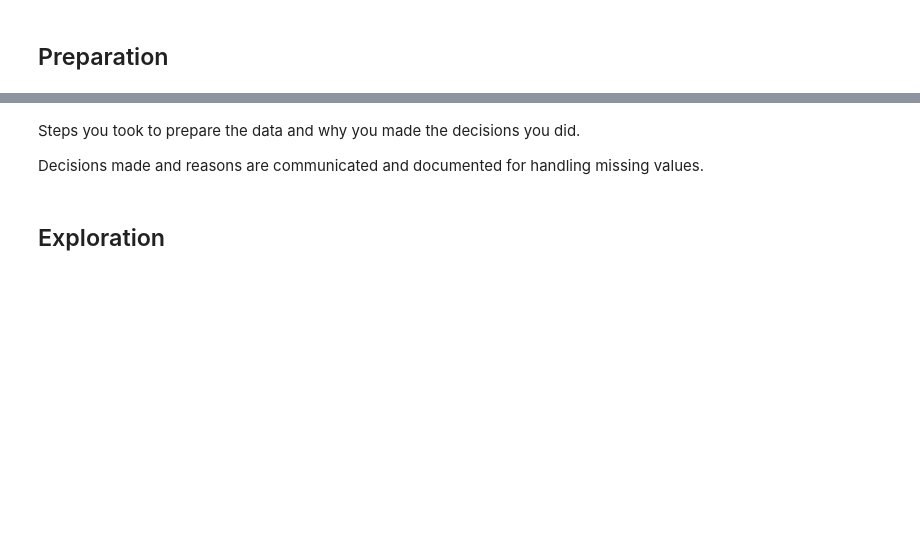
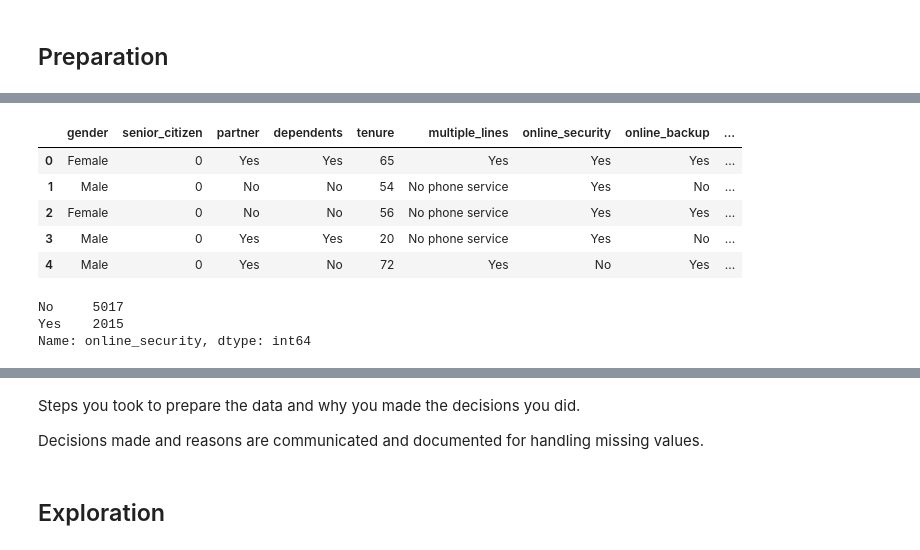
Before and after one commit to lainslie-18/telco_classification_project, a Jupyter notebook: telco_classification_project_draft.ipynb, the cells around one changed output, grey strips where cells are left out. Cells and saved outputs as stored; diff of their text form; code cells hidden in the pictures; blank space fills up the shorter version.

```diff
--- a/telco_classification_project_draft.ipynb
+++ b/telco_classification_project_draft.ipynb
@@ -11,0 +16,3 @@ import env
+# %%
+# change setting to show all columns
+pd.set_option('display.max_columns', None)
@@ -33,10 +38,0 @@ def get_connection(db, user=env.user, host=env.host, password=env.password):
-# %%
-telco_sql_query = '''
-                select * from customers
-                join contract_types using(contract_type_id)
-                join internet_service_types using(internet_service_type_id)
-                join payment_types using(payment_type_id)
-                '''
-
-def get_telco_data():
-    return pd.read_sql(telco_sql_query,get_connection('telco_churn'))
@@ -89,0 +89,3 @@ def train_validate_test_split(df, target, seed=123):
+# %%
+# change data type for total charges from string to float
+df.total_charges = pd.to_numeric(df.total_charges, errors='coerce')
@@ -89,0 +96,4 @@ def train_validate_test_split(df, target, seed=123):
+# %%
+# drop rows where new customers have not yet had opportunity to churn
+df = df[df.total_charges.notnull()]
+df.shape
@@ -89,0 +138,18 @@ def train_validate_test_split(df, target, seed=123):
+# %%
+# check data
+df.head()
+# %% [output]
+|  | gender | senior_citizen | partner | dependents | tenure | multiple_lines | online_security | online_backup | ... |
+| 0 | Female | 0 | Yes | Yes | 65 | Yes | Yes | Yes | ... |
+| 1 | Male | 0 | No | No | 54 | No phone service | Yes | No | ... |
+| 2 | Female | 0 | No | No | 56 | No phone service | Yes | Yes | ... |
+| 3 | Male | 0 | Yes | Yes | 20 | No phone service | Yes | No | ... |
+| 4 | Male | 0 | Yes | No | 72 | Yes | No | Yes | ... |
+# %%
+# replace information included in another column to create binary values and simplify encoding
+df.replace('No internet service', 'No', inplace=True)
+df.online_security.value_counts()
+# %% [output]
+No     5017
+Yes    2015
+Name: online_security, dtype: int64
```
Also changed, not shown: parts of 34 cells of this notebook, 3 other files.
